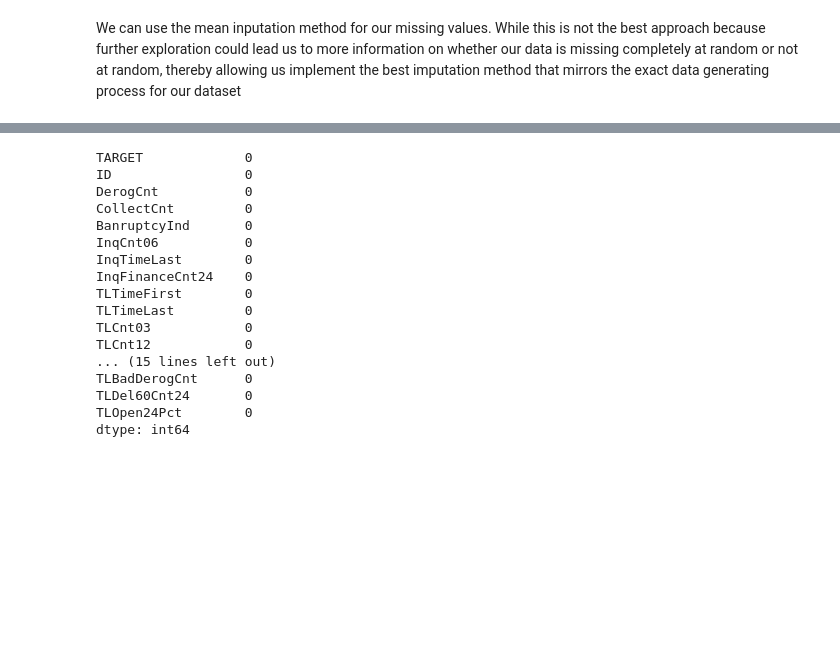
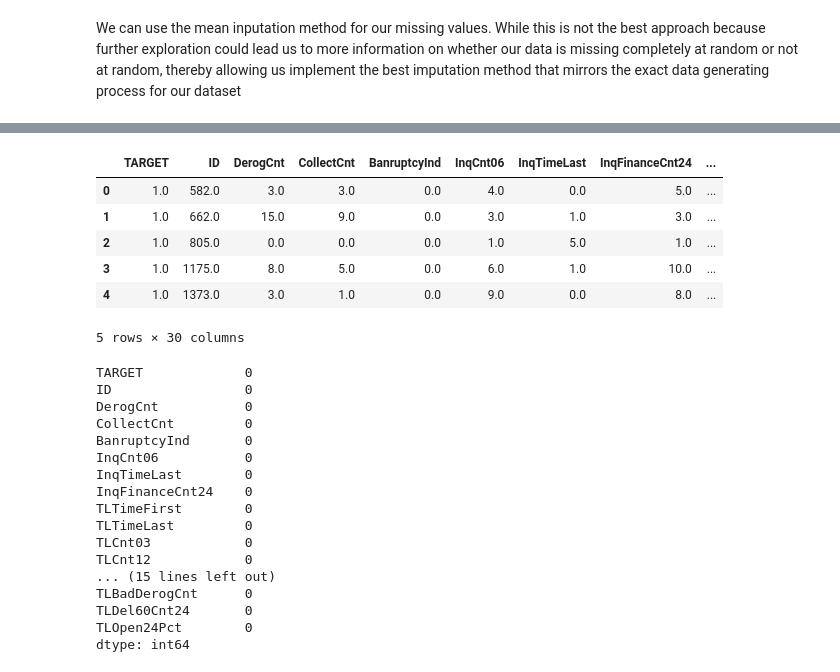
Before and after one commit to Arrowhead-X/Credit-Scoring-Using-A-Credit-Risk-Model, a Jupyter notebook: Credit Risk Modeling.ipynb, the cells around one changed output, grey strips where cells are left out. Cells and saved outputs as stored; diff of their text form; code cells hidden in the pictures; blank space fills up the shorter version.

```diff
--- a/Credit Risk Modeling.ipynb
+++ b/Credit Risk Modeling.ipynb
@@ -125,3 +176,14 @@ credit_data_X.fillna(credit_data_X.mean(), inplace=True)
+# %%
+credit_data_X.columns = credit_data.columns
+credit_data_X.head()
+# %% [output]
+|  | TARGET | ID | DerogCnt | CollectCnt | BanruptcyInd | InqCnt06 | InqTimeLast | InqFinanceCnt24 | ... |
+| 0 | 1.0 | 582.0 | 3.0 | 3.0 | 0.0 | 4.0 | 0.0 | 5.0 | ... |
+| 1 | 1.0 | 662.0 | 15.0 | 9.0 | 0.0 | 3.0 | 1.0 | 3.0 | ... |
+| 2 | 1.0 | 805.0 | 0.0 | 0.0 | 0.0 | 1.0 | 5.0 | 1.0 | ... |
+| 3 | 1.0 | 1175.0 | 8.0 | 5.0 | 0.0 | 6.0 | 1.0 | 10.0 | ... |
+| 4 | 1.0 | 1373.0 | 3.0 | 1.0 | 0.0 | 9.0 | 0.0 | 8.0 | ... |
+5 rows × 30 columns
 # %%
 #check status of missing data
 credit_data_X.isnull().sum()
```
Also changed, not shown: parts of 19 cells of this notebook.
